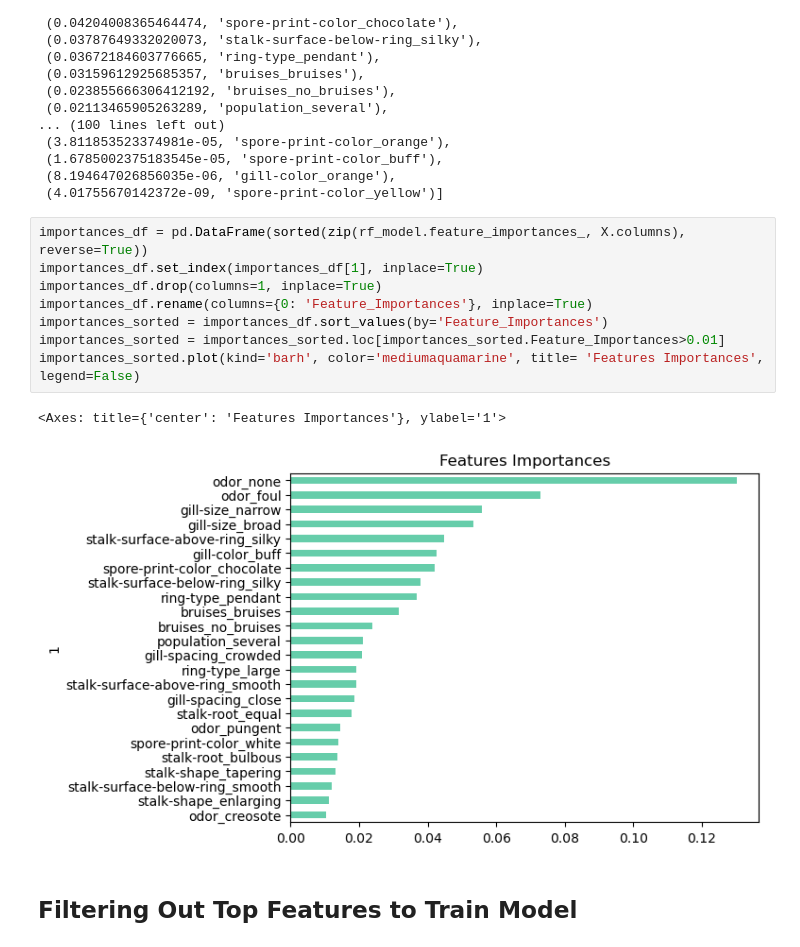
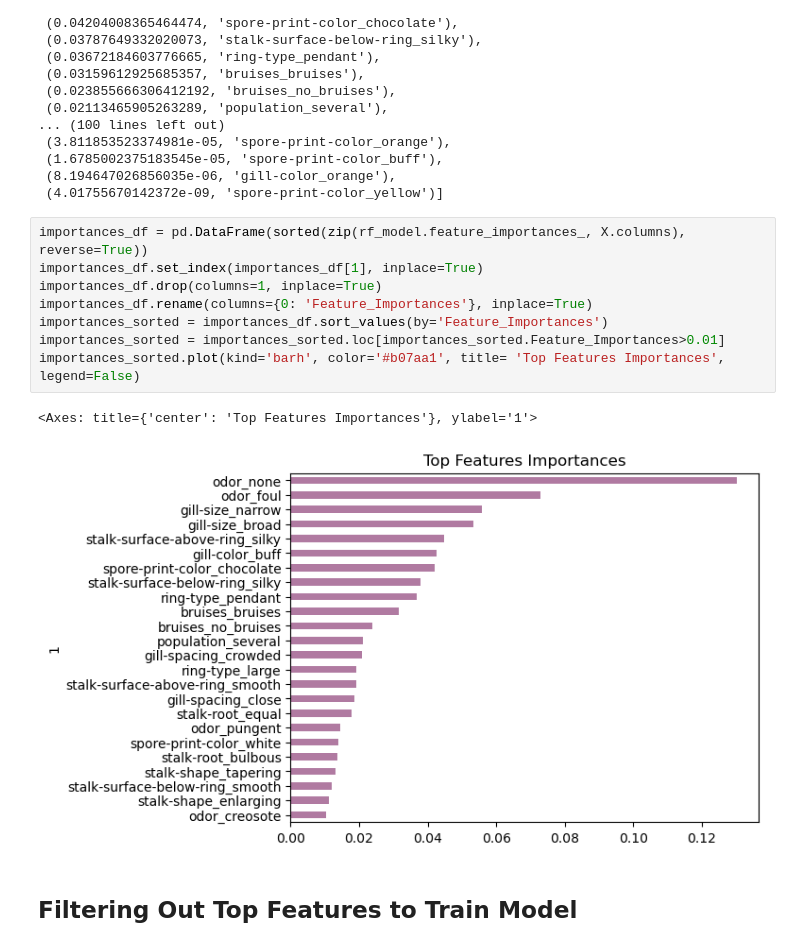
Before and after one commit to JPecino/Toxic_Mushroom_Prediction, a Jupyter notebook: mushroom_py.ipynb, the cells around one changed output. Cells and saved outputs as stored; diff of their text form.

```diff
--- a/mushroom_py.ipynb
+++ b/mushroom_py.ipynb
@@ -292,14 +307,14 @@ sorted(zip(rf_model.feature_importances_, X.columns), reverse=True)
 # %%
 importances_df = pd.DataFrame(sorted(zip(rf_model.feature_importances_, X.columns), reverse=True))
 importances_df.set_index(importances_df[1], inplace=True)
 importances_df.drop(columns=1, inplace=True)
 importances_df.rename(columns={0: 'Feature_Importances'}, inplace=True)
 importances_sorted = importances_df.sort_values(by='Feature_Importances')
 importances_sorted = importances_sorted.loc[importances_sorted.Feature_Importances>0.01]
-importances_sorted.plot(kind='barh', color='mediumaquamarine', title= 'Features Importances', legend=False)
+importances_sorted.plot(kind='barh', color='#b07aa1', title= 'Top Features Importances', legend=False)
 # %% [output]
-<Axes: title={'center': 'Features Importances'}, ylabel='1'>
+<Axes: title={'center': 'Top Features Importances'}, ylabel='1'>
-[figure, old version]
+[figure, new version]
 # %% [markdown]
 ## Filtering Out Top Features to Train Model
 # %%
```
Also changed, not shown: parts of 10 cells of this notebook, 2 other files.
